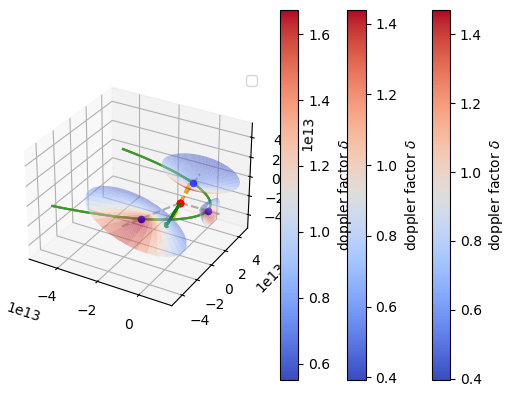
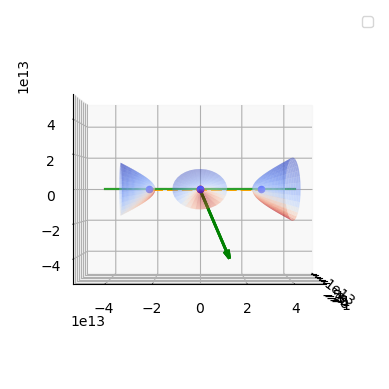
Unified diff of the notebook cell whose output changed from the first chart to the second:
--- before
+++ after
@@ -1,5 +1,5 @@
 fig = plt.figure()
 ax = fig.add_subplot(111, projection="3d") 
-for t in (-25*DAY, 0*DAY, 20*DAY):
+for t in (-15*DAY, 0*DAY, 20*DAY):
     ibs3d = IBS3D(
               gamma_max=3.,    
@@ -11,3 +11,7 @@
               t_to_calculate_beta_eff=t  
               )
-    ibs3d.peek( ax=ax, ibs_color='doppler', showtime=(-70*DAY, 70*DAY), edgecolor=None)
+    ibs3d.peek( ax=ax, ibs_color='doppler', showtime=(-70*DAY, 70*DAY), 
+                edgecolor=None,
+              colorbar=False)
+ax.view_init(elev=0.,
+            azim=0.)

Commit: added lc fit utils